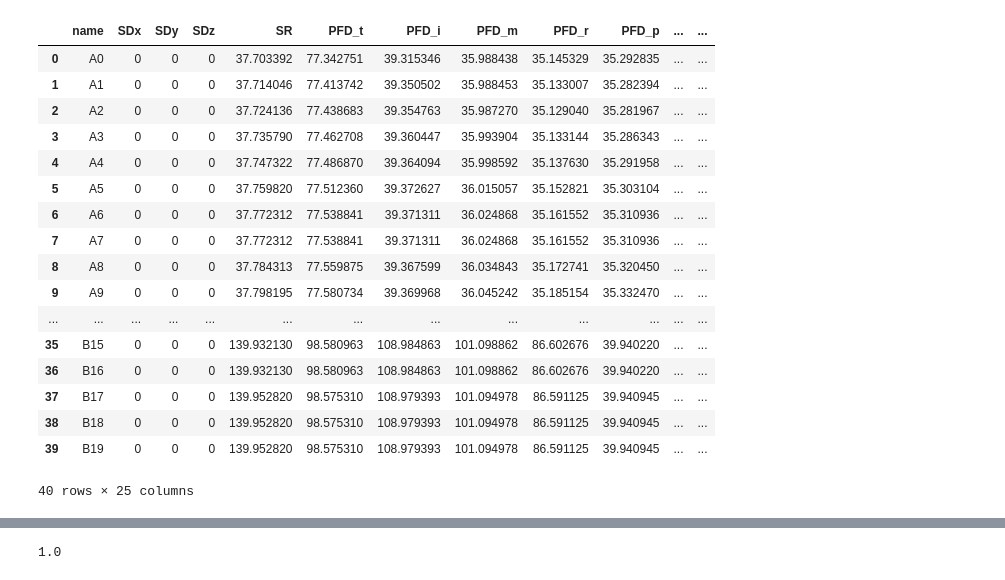
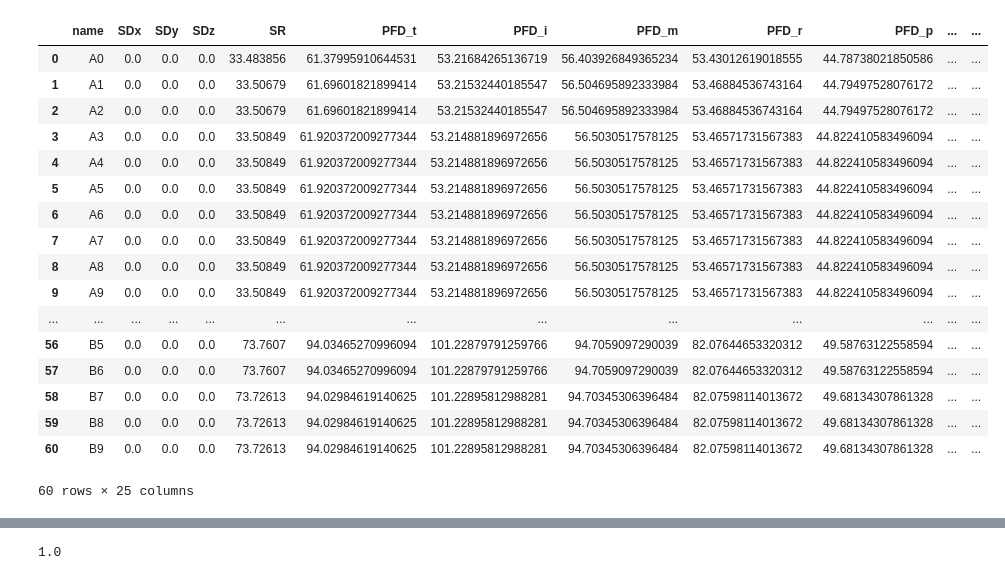
Before and after one commit to owenmedina/FingerSpell, a Jupyter notebook: SVM.ipynb, the cells around one changed output, grey strips where cells are left out. Cells and saved outputs as stored; diff of their text form; code cells hidden in the pictures.

```diff
--- a/SVM.ipynb
+++ b/SVM.ipynb
@@ -9,24 +9,25 @@ import seaborn as sns
 import matplotlib.pyplot as plt
 %matplotlib inline
 # %%
-df = pd.read_csv("featureSet.csv")
-df
+df = pd.read_csv("FeatureSet.csv")
+df = df[df.name != "name"]
+df.head(60)
 # %% [output]
 |  | name | SDx | SDy | SDz | SR | PFD_t | PFD_i | PFD_m | PFD_r | PFD_p | ... | ... |
-| 0 | A0 | 0 | 0 | 0 | 37.703392 | 77.342751 | 39.315346 | 35.988438 | 35.145329 | 35.292835 | ... | ... |
-| 1 | A1 | 0 | 0 | 0 | 37.714046 | 77.413742 | 39.350502 | 35.988453 | 35.133007 | 35.282394 | ... | ... |
-| 2 | A2 | 0 | 0 | 0 | 37.724136 | 77.438683 | 39.354763 | 35.987270 | 35.129040 | 35.281967 | ... | ... |
-| 3 | A3 | 0 | 0 | 0 | 37.735790 | 77.462708 | 39.360447 | 35.993904 | 35.133144 | 35.286343 | ... | ... |
-| 4 | A4 | 0 | 0 | 0 | 37.747322 | 77.486870 | 39.364094 | 35.998592 | 35.137630 | 35.291958 | ... | ... |
-| 5 | A5 | 0 | 0 | 0 | 37.759820 | 77.512360 | 39.372627 | 36.015057 | 35.152821 | 35.303104 | ... | ... |
-| 6 | A6 | 0 | 0 | 0 | 37.772312 | 77.538841 | 39.371311 | 36.024868 | 35.161552 | 35.310936 | ... | ... |
-| 7 | A7 | 0 | 0 | 0 | 37.772312 | 77.538841 | 39.371311 | 36.024868 | 35.161552 | 35.310936 | ... | ... |
-| 8 | A8 | 0 | 0 | 0 | 37.784313 | 77.559875 | 39.367599 | 36.034843 | 35.172741 | 35.320450 | ... | ... |
-| 9 | A9 | 0 | 0 | 0 | 37.798195 | 77.580734 | 39.369968 | 36.045242 | 35.185154 | 35.332470 | ... | ... |
+| 0 | A0 | 0.0 | 0.0 | 0.0 | 33.483856 | 61.37995910644531 | 53.21684265136719 | 56.403926849365234 | 53.43012619018555 | 44.78738021850586 | ... | ... |
+| 1 | A1 | 0.0 | 0.0 | 0.0 | 33.50679 | 61.69601821899414 | 53.21532440185547 | 56.504695892333984 | 53.46884536743164 | 44.79497528076172 | ... | ... |
+| 2 | A2 | 0.0 | 0.0 | 0.0 | 33.50679 | 61.69601821899414 | 53.21532440185547 | 56.504695892333984 | 53.46884536743164 | 44.79497528076172 | ... | ... |
+| 3 | A3 | 0.0 | 0.0 | 0.0 | 33.50849 | 61.920372009277344 | 53.214881896972656 | 56.5030517578125 | 53.46571731567383 | 44.822410583496094 | ... | ... |
+| 4 | A4 | 0.0 | 0.0 | 0.0 | 33.50849 | 61.920372009277344 | 53.214881896972656 | 56.5030517578125 | 53.46571731567383 | 44.822410583496094 | ... | ... |
+| 5 | A5 | 0.0 | 0.0 | 0.0 | 33.50849 | 61.920372009277344 | 53.214881896972656 | 56.5030517578125 | 53.46571731567383 | 44.822410583496094 | ... | ... |
+| 6 | A6 | 0.0 | 0.0 | 0.0 | 33.50849 | 61.920372009277344 | 53.214881896972656 | 56.5030517578125 | 53.46571731567383 | 44.822410583496094 | ... | ... |
+| 7 | A7 | 0.0 | 0.0 | 0.0 | 33.50849 | 61.920372009277344 | 53.214881896972656 | 56.5030517578125 | 53.46571731567383 | 44.822410583496094 | ... | ... |
+| 8 | A8 | 0.0 | 0.0 | 0.0 | 33.50849 | 61.920372009277344 | 53.214881896972656 | 56.5030517578125 | 53.46571731567383 | 44.822410583496094 | ... | ... |
+| 9 | A9 | 0.0 | 0.0 | 0.0 | 33.50849 | 61.920372009277344 | 53.214881896972656 | 56.5030517578125 | 53.46571731567383 | 44.822410583496094 | ... | ... |
 | ... | ... | ... | ... | ... | ... | ... | ... | ... | ... | ... | ... | ... |
-| 35 | B15 | 0 | 0 | 0 | 139.932130 | 98.580963 | 108.984863 | 101.098862 | 86.602676 | 39.940220 | ... | ... |
-| 36 | B16 | 0 | 0 | 0 | 139.932130 | 98.580963 | 108.984863 | 101.098862 | 86.602676 | 39.940220 | ... | ... |
-| 37 | B17 | 0 | 0 | 0 | 139.952820 | 98.575310 | 108.979393 | 101.094978 | 86.591125 | 39.940945 | ... | ... |
-| 38 | B18 | 0 | 0 | 0 | 139.952820 | 98.575310 | 108.979393 | 101.094978 | 86.591125 | 39.940945 | ... | ... |
-| 39 | B19 | 0 | 0 | 0 | 139.952820 | 98.575310 | 108.979393 | 101.094978 | 86.591125 | 39.940945 | ... | ... |
+| 56 | B5 | 0.0 | 0.0 | 0.0 | 73.7607 | 94.03465270996094 | 101.22879791259766 | 94.7059097290039 | 82.07644653320312 | 49.58763122558594 | ... | ... |
+| 57 | B6 | 0.0 | 0.0 | 0.0 | 73.7607 | 94.03465270996094 | 101.22879791259766 | 94.7059097290039 | 82.07644653320312 | 49.58763122558594 | ... | ... |
+| 58 | B7 | 0.0 | 0.0 | 0.0 | 73.72613 | 94.02984619140625 | 101.22895812988281 | 94.70345306396484 | 82.07598114013672 | 49.68134307861328 | ... | ... |
+| 59 | B8 | 0.0 | 0.0 | 0.0 | 73.72613 | 94.02984619140625 | 101.22895812988281 | 94.70345306396484 | 82.07598114013672 | 49.68134307861328 | ... | ... |
+| 60 | B9 | 0.0 | 0.0 | 0.0 | 73.72613 | 94.02984619140625 | 101.22895812988281 | 94.70345306396484 | 82.07598114013672 | 49.68134307861328 | ... | ... |
-40 rows × 25 columns
+60 rows × 25 columns
```
Also changed, not shown: parts of 20 cells of this notebook, 7 other files.
